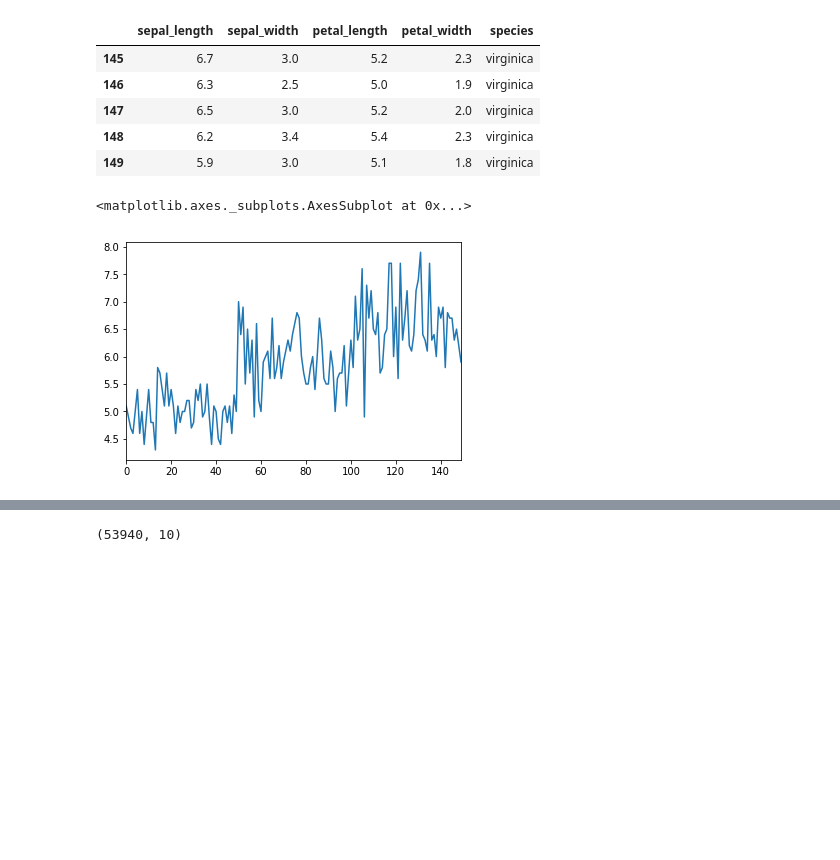
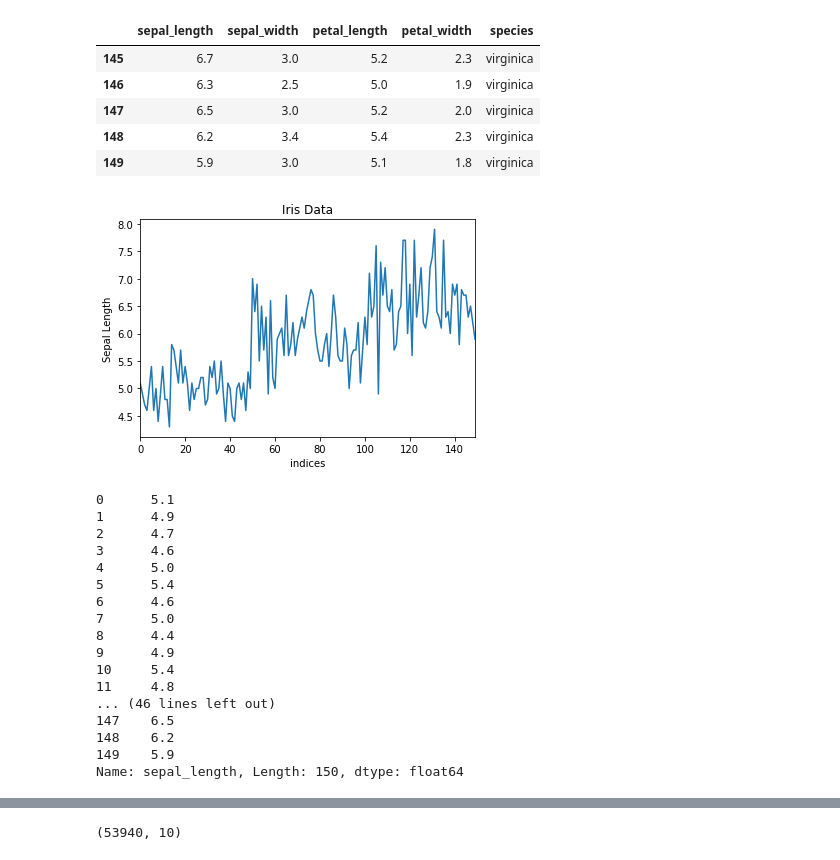
Before and after one commit to piecesofreg09/IBM_Certificate, a Jupyter notebook: Visualization/Visualization_1.ipynb, the cells around one changed output, grey strips where cells are left out. Drawn from its saved outputs; the diff is of its cells as text; code cells hidden in the pictures; blank space fills up the shorter version.

Commit message:
second plot added

```diff
--- a/Visualization/Visualization_1.ipynb
+++ b/Visualization/Visualization_1.ipynb
@@ -25,8 +25,32 @@ indices = iris.index.tolist()
 
 import matplotlib as mpl
 import matplotlib.pyplot as plt
+# %%
+iris['sepal_length'].plot()
+plt.title('Iris Data')
+plt.ylabel('Sepal Length')
+plt.xlabel('indices')
+
+plt.show()
+# %% [output]
+[figure, added]
 # %%
-iris['sepal_length'].plot()
+iris['sepal_length']
 # %% [output]
-<matplotlib.axes._subplots.AxesSubplot at 0x...>
+0      5.1
+1      4.9
+2      4.7
+3      4.6
+4      5.0
+5      5.4
+6      4.6
+7      5.0
+8      4.4
+9      4.9
+10     5.4
+11     4.8
+... (46 lines left out)
+147    6.5
+148    6.2
+149    5.9
+Name: sepal_length, Length: 150, dtype: float64
-[figure, removed]
```
Also changed, not shown: parts of 1 cell of this notebook.
